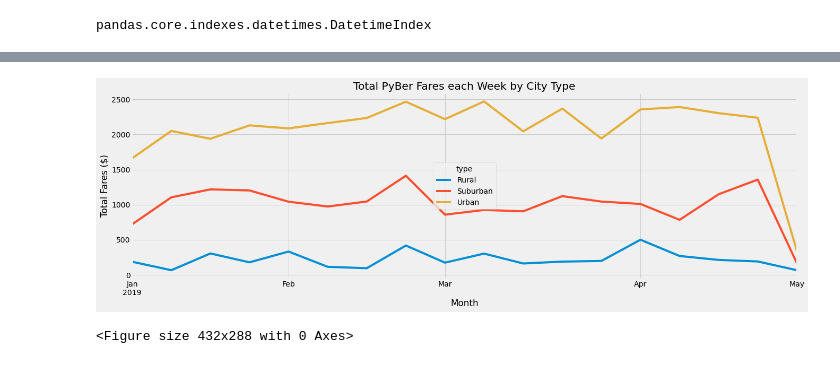
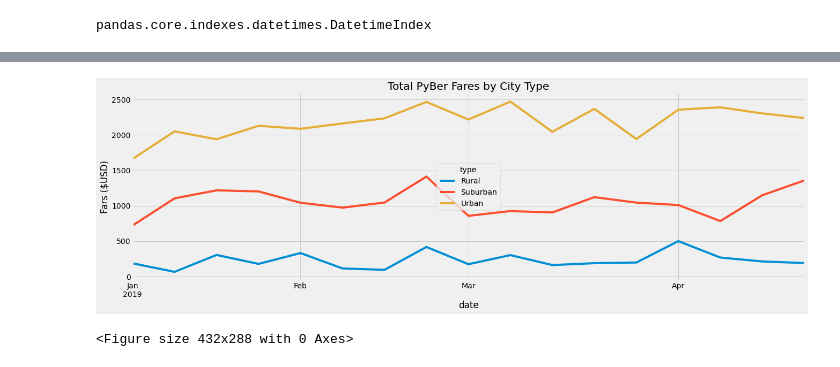
Before and after one commit to PGL50/PyBer_Analysis, a Jupyter notebook: PyBer_Challenge.ipynb, the cells around one changed output, grey strips where cells are left out. Drawn from its saved outputs; the diff is of its cells as text; code cells hidden in the pictures.

Commit message:
updated PyBer LIne chart

```diff
--- a/PyBer_Challenge.ipynb
+++ b/PyBer_Challenge.ipynb
@@ -236,8 +235,9 @@ fares_by_date_pivot.head(10)
 # %%
 # 5. Create a new DataFrame from the pivot table DataFrame using loc on the given dates, '2019-01-01':'2019-04-29'.
 
-fares_Jan_Mar = fares_by_date_pivot.loc['2019-01-01':'2019-04-29']
-fares_Jan_Mar
+fares_Jan_Apr = fares_by_date_pivot.loc['2019-01-01':'2019-04-29']
+# fares_Jan_Apr = fares_by_date_pivot.loc['2019-01-01':'2019-04-28']
+fares_Jan_Apr
 # %% [output]
 | type | Rural | Suburban | Urban |
 | date |  |  |  |
@@ -256,8 +256,8 @@ fares_Jan_Mar
 # %%
 # 6. Set the "date" index to datetime datatype. This is necessary to use the resample() method in Step 8.
 # df.index = pd.to_datetime(df.index)
-fares_Jan_Mar.index = pd.to_datetime(fares_Jan_Mar.index)
-fares_Jan_Mar
+fares_Jan_Apr.index = pd.to_datetime(fares_Jan_Apr.index)
+fares_Jan_Apr
 # %% [output]
 | type | Rural | Suburban | Urban |
 | date |  |  |  |
@@ -280,8 +280,8 @@ type(fares_Jan_Mar.index)
 pandas.core.indexes.datetimes.DatetimeIndex
 # %%
 # 8. Create a new DataFrame using the "resample()" function by week 'W' and get the sum of the fares for each week.
-weekly_fares_df = fares_Jan_Mar.resample('W').sum()
-weekly_fares_df.head(10)
+weekly_fares_df = fares_Jan_Apr.resample('W').sum()
+weekly_fares_df
 # %% [output]
 | type | Rural | Suburban | Urban |
 | date |  |  |  |
@@ -298,20 +304,23 @@ weekly_fares_df.head(10)
 # %%
 # 8. Using the object-oriented interface method, plot the resample DataFrame using the df.plot() function.
 
 # Import the style from Matplotlib.
 from matplotlib import style
 # Use the graph style fivethirtyeight.
 style.use('fivethirtyeight')
 
 weekly_fares = weekly_fares_df.plot(figsize=(20,6))
-weekly_fares.set_title("Total PyBer Fares each Week by City Type")
 
-weekly_fares.set_xlabel("Month")
-weekly_fares.set_ylabel("Total Fares ($)")
+weekly_fares.set_xlim([pd.to_datetime('2019-01-01 23:50:00'), pd.to_datetime('2019-04-28 00:10:00')])
 
-plt.savefig("analysis/Fig2.png")
+weekly_fares.set_title("Total PyBer Fares by City Type")
+
+# weekly_fares.set_xlabel("Month")
+weekly_fares.set_ylabel("Fars ($USD)")
+
+plt.savefig("analysis/PyBer_fare_summary.png")
 plt.show()
 plt.tight_layout()
 # %% [output]
-[figure, old version]
+[figure, new version]
 <Figure size 432x288 with 0 Axes>
```
Also changed, not shown: parts of 3 cells of this notebook, 1 other file.
